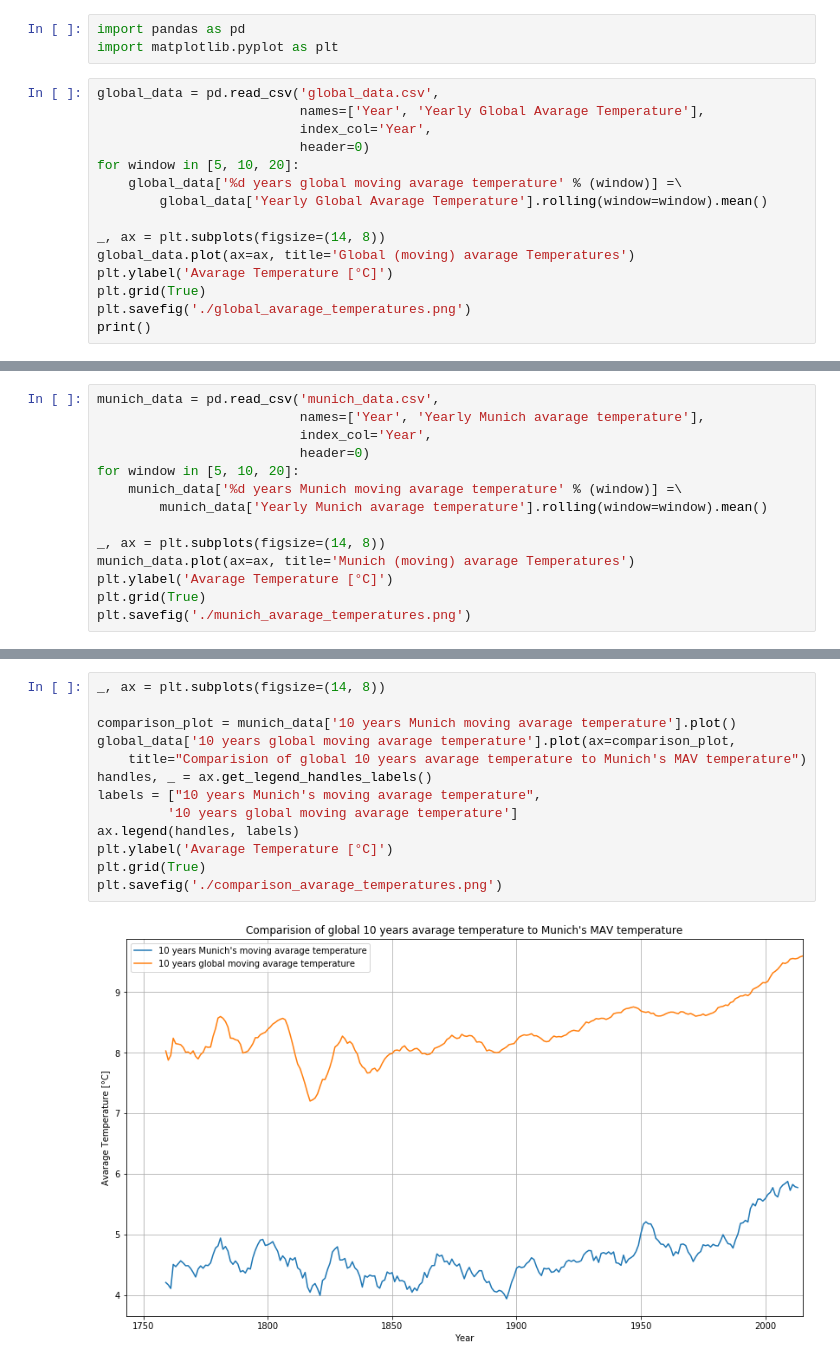
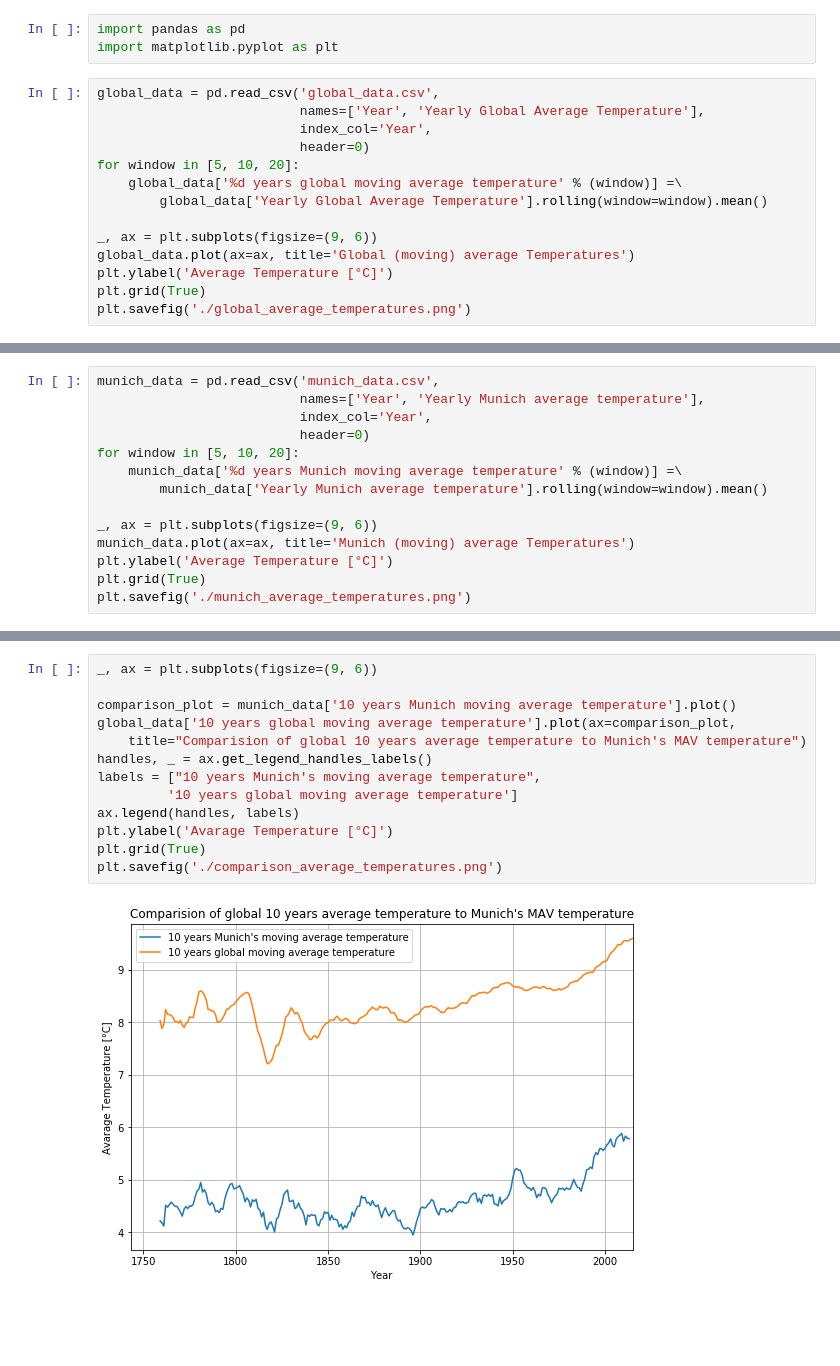
Before and after one commit to schorschie/udacity, a Jupyter notebook: project_01/Project Wather Forecast.ipynb, the cells around one changed output, grey strips where cells are left out. Cells and saved outputs as stored; diff of their text form; blank space fills up the shorter version.

```diff
--- a/project_01/Project Wather Forecast.ipynb
+++ b/project_01/Project Wather Forecast.ipynb
@@ -3,17 +3,16 @@ import pandas as pd
 import matplotlib.pyplot as plt
 # %%
 global_data = pd.read_csv('global_data.csv',
-                          names=['Year', 'Yearly Global Avarage Temperature'],
+                          names=['Year', 'Yearly Global Average Temperature'],
                           index_col='Year',
                           header=0)
 for window in [5, 10, 20]:
-    global_data['%d years global moving avarage temperature' % (window)] =\
-        global_data['Yearly Global Avarage Temperature'].rolling(window=window).mean()
+    global_data['%d years global moving average temperature' % (window)] =\
+        global_data['Yearly Global Average Temperature'].rolling(window=window).mean()
 
-_, ax = plt.subplots(figsize=(14, 8))
-global_data.plot(ax=ax, title='Global (moving) avarage Temperatures')
-plt.ylabel('Avarage Temperature [°C]')
+_, ax = plt.subplots(figsize=(9, 6))
+global_data.plot(ax=ax, title='Global (moving) average Temperatures')
+plt.ylabel('Average Temperature [°C]')
 plt.grid(True)
-plt.savefig('./global_avarage_temperatures.png')
-print()
+plt.savefig('./global_average_temperatures.png')
 # %% [output]
@@ -21,15 +20,15 @@ print()
 # %%
 munich_data = pd.read_csv('munich_data.csv',
-                          names=['Year', 'Yearly Munich avarage temperature'],
+                          names=['Year', 'Yearly Munich average temperature'],
                           index_col='Year',
                           header=0)
 for window in [5, 10, 20]:
-    munich_data['%d years Munich moving avarage temperature' % (window)] =\
-        munich_data['Yearly Munich avarage temperature'].rolling(window=window).mean()
+    munich_data['%d years Munich moving average temperature' % (window)] =\
+        munich_data['Yearly Munich average temperature'].rolling(window=window).mean()
 
-_, ax = plt.subplots(figsize=(14, 8))
-munich_data.plot(ax=ax, title='Munich (moving) avarage Temperatures')
-plt.ylabel('Avarage Temperature [°C]')
+_, ax = plt.subplots(figsize=(9, 6))
+munich_data.plot(ax=ax, title='Munich (moving) average Temperatures')
+plt.ylabel('Average Temperature [°C]')
 plt.grid(True)
-plt.savefig('./munich_avarage_temperatures.png')
+plt.savefig('./munich_average_temperatures.png')
 # %% [output]
@@ -37,16 +36,16 @@ plt.savefig('./munich_avarage_temperatures.png')
 # %%
-_, ax = plt.subplots(figsize=(14, 8))
+_, ax = plt.subplots(figsize=(9, 6))
 
-comparison_plot = munich_data['10 years Munich moving avarage temperature'].plot()
-global_data['10 years global moving avarage temperature'].plot(ax=comparison_plot,
-    title="Comparision of global 10 years avarage temperature to Munich's MAV temperature")
+comparison_plot = munich_data['10 years Munich moving average temperature'].plot()
+global_data['10 years global moving average temperature'].plot(ax=comparison_plot,
+    title="Comparision of global 10 years average temperature to Munich's MAV temperature")
 handles, _ = ax.get_legend_handles_labels()
-labels = ["10 years Munich's moving avarage temperature",
-         '10 years global moving avarage temperature']
+labels = ["10 years Munich's moving average temperature",
+         '10 years global moving average temperature']
 ax.legend(handles, labels)
 plt.ylabel('Avarage Temperature [°C]')
 plt.grid(True)
-plt.savefig('./comparison_avarage_temperatures.png')
+plt.savefig('./comparison_average_temperatures.png')
 # %% [output]
-[figure, old version]
+[figure, new version]
 # %%
```
Also changed, not shown: parts of 6 cells of this notebook, 12 other files.
